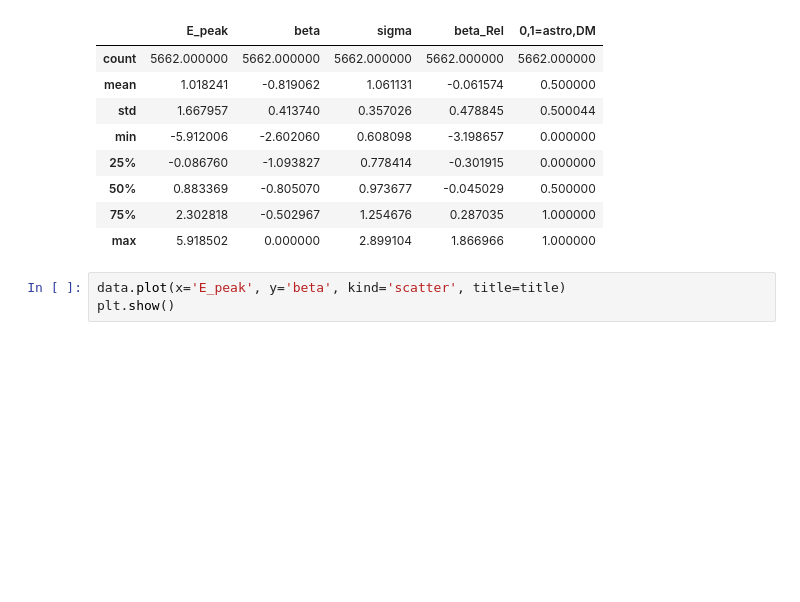
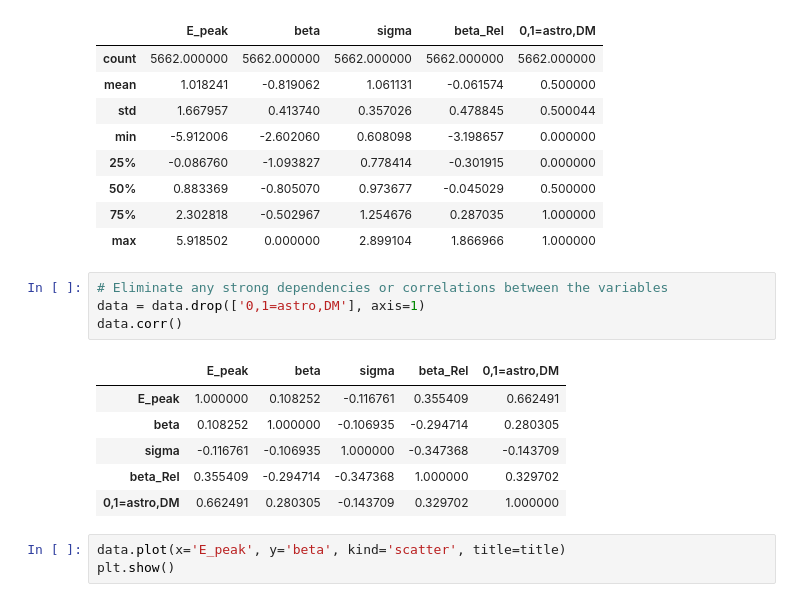
Before and after one commit to martacanirome4/DarkMatter_ML_TFG, a Jupyter notebook: src/Simple-Linear-Regression.ipynb, the cells around one changed output. Drawn from its saved outputs; the diff is of its cells as text; blank space fills up the shorter version.

```diff
--- a/src/Simple-Linear-Regression.ipynb
+++ b/src/Simple-Linear-Regression.ipynb
@@ -36,6 +36,17 @@ data.describe()
 | 50% | 0.883369 | -0.805070 | 0.973677 | -0.045029 | 0.500000 |
 | 75% | 2.302818 | -0.502967 | 1.254676 | 0.287035 | 1.000000 |
 | max | 5.918502 | 0.000000 | 2.899104 | 1.866966 | 1.000000 |
+# %%
+# Eliminate any strong dependencies or correlations between the variables
+data = data.drop(['0,1=astro,DM'], axis=1)
+data.corr()
+# %% [output]
+|  | E_peak | beta | sigma | beta_Rel | 0,1=astro,DM |
+| E_peak | 1.000000 | 0.108252 | -0.116761 | 0.355409 | 0.662491 |
+| beta | 0.108252 | 1.000000 | -0.106935 | -0.294714 | 0.280305 |
+| sigma | -0.116761 | -0.106935 | 1.000000 | -0.347368 | -0.143709 |
+| beta_Rel | 0.355409 | -0.294714 | -0.347368 | 1.000000 | 0.329702 |
+| 0,1=astro,DM | 0.662491 | 0.280305 | -0.143709 | 0.329702 | 1.000000 |
 # %%
 data.plot(x='E_peak', y='beta', kind='scatter', title=title)
 plt.show()
```
Also changed, not shown: parts of 13 cells of this notebook.
